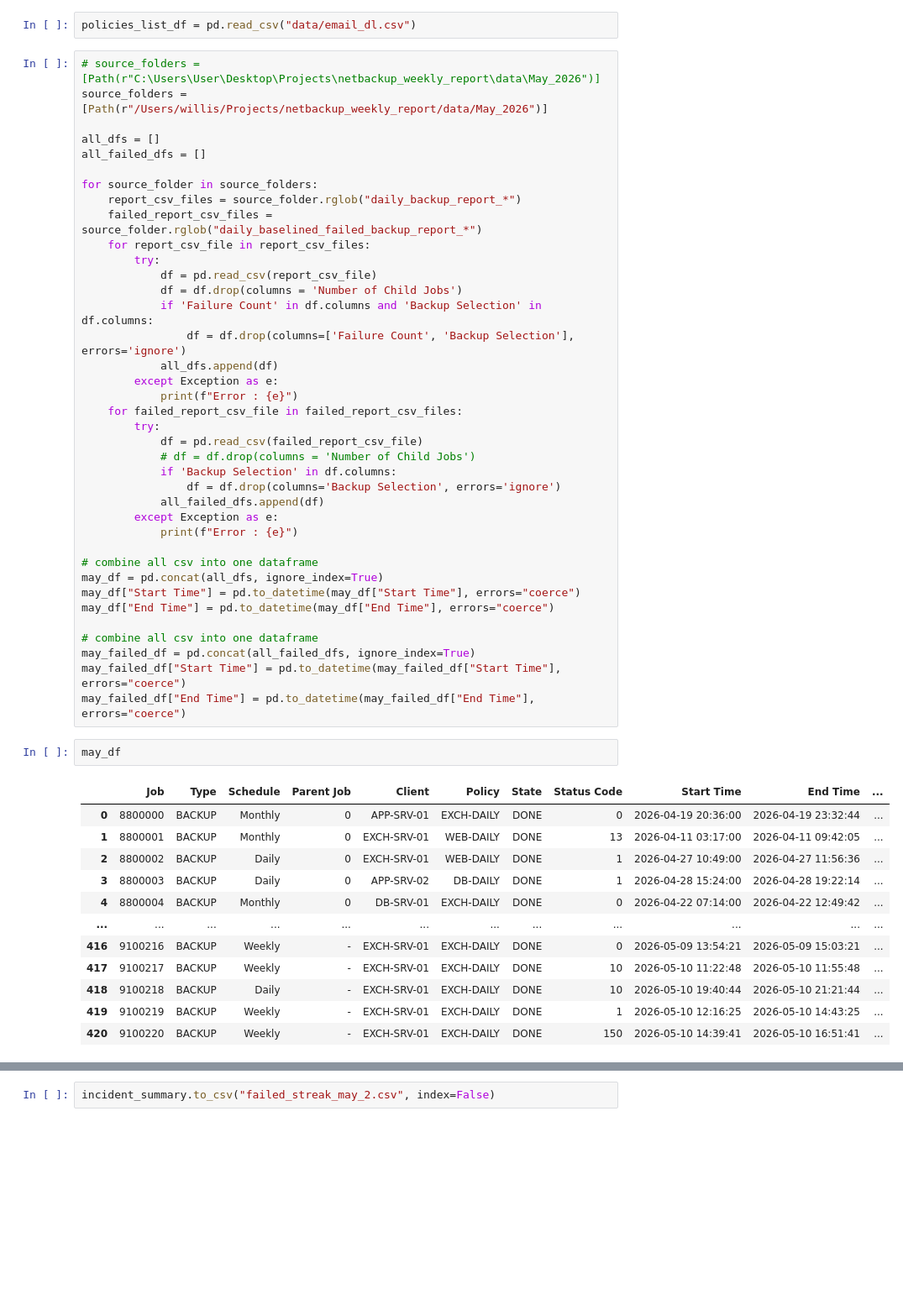
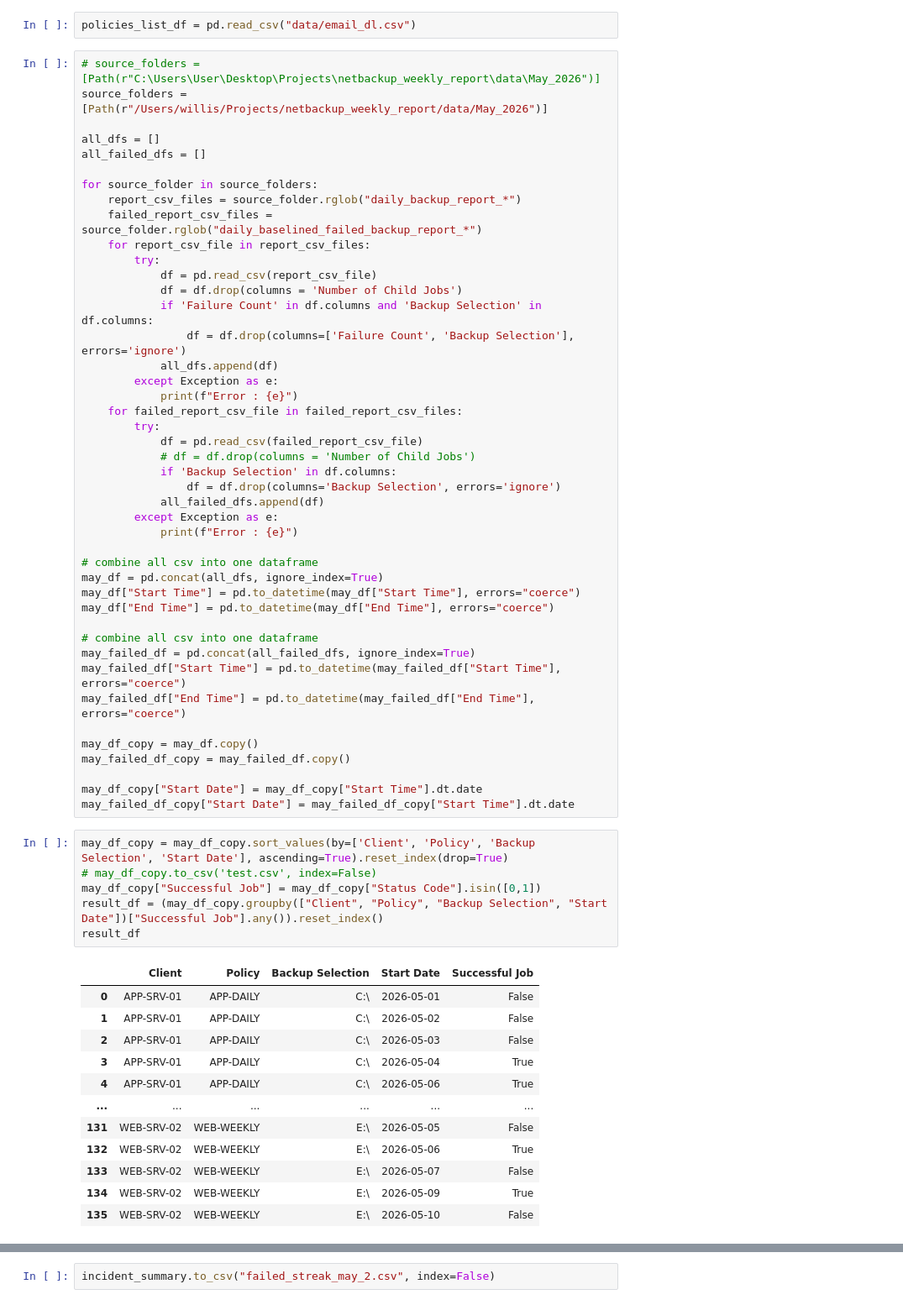
Before and after one commit to WillisYangg/netbackup_weekly_report, a Jupyter notebook: nb_weekly_report.ipynb, the cells around one changed output, grey strips where cells are left out. Shown at 84% size. Saved outputs shown, nothing was run; the diff lists cells and outputs as text; blank space fills up the shorter version.

Commit message:
Add: function to prove successful run for each job per day

```diff
--- a/nb_weekly_report.ipynb
+++ b/nb_weekly_report.ipynb
@@ -66,18 +66,28 @@ may_df["End Time"] = pd.to_datetime(may_df["End Time"], errors="coerce")
 may_failed_df = pd.concat(all_failed_dfs, ignore_index=True)
 may_failed_df["Start Time"] = pd.to_datetime(may_failed_df["Start Time"], errors="coerce")
 may_failed_df["End Time"] = pd.to_datetime(may_failed_df["End Time"], errors="coerce")
+
+may_df_copy = may_df.copy()
+may_failed_df_copy = may_failed_df.copy()
+
+may_df_copy["Start Date"] = may_df_copy["Start Time"].dt.date
+may_failed_df_copy["Start Date"] = may_failed_df_copy["Start Time"].dt.date
 # %%
-may_df
+may_df_copy = may_df_copy.sort_values(by=['Client', 'Policy', 'Backup Selection', 'Start Date'], ascending=True).reset_index(drop=True)
+# may_df_copy.to_csv('test.csv', index=False)
+may_df_copy["Successful Job"] = may_df_copy["Status Code"].isin([0,1])
+result_df = (may_df_copy.groupby(["Client", "Policy", "Backup Selection", "Start Date"])["Successful Job"].any()).reset_index()
+result_df
 # %% [output]
-|  | Job | Type | Schedule | Parent Job | Client | Policy | State | Status Code | Start Time | End Time | ... |
-| 0 | 8800000 | BACKUP | Monthly | 0 | APP-SRV-01 | EXCH-DAILY | DONE | 0 | 2026-04-19 20:36:00 | 2026-04-19 23:32:44 | ... |
-| 1 | 8800001 | BACKUP | Monthly | 0 | EXCH-SRV-01 | WEB-DAILY | DONE | 13 | 2026-04-11 03:17:00 | 2026-04-11 09:42:05 | ... |
-| 2 | 8800002 | BACKUP | Daily | 0 | EXCH-SRV-01 | WEB-DAILY | DONE | 1 | 2026-04-27 10:49:00 | 2026-04-27 11:56:36 | ... |
-| 3 | 8800003 | BACKUP | Daily | 0 | APP-SRV-02 | DB-DAILY | DONE | 1 | 2026-04-28 15:24:00 | 2026-04-28 19:22:14 | ... |
-| 4 | 8800004 | BACKUP | Monthly | 0 | DB-SRV-01 | EXCH-DAILY | DONE | 0 | 2026-04-22 07:14:00 | 2026-04-22 12:49:42 | ... |
-| ... | ... | ... | ... | ... | ... | ... | ... | ... | ... | ... | ... |
-| 416 | 9100216 | BACKUP | Weekly | - | EXCH-SRV-01 | EXCH-DAILY | DONE | 0 | 2026-05-09 13:54:21 | 2026-05-09 15:03:21 | ... |
-| 417 | 9100217 | BACKUP | Weekly | - | EXCH-SRV-01 | EXCH-DAILY | DONE | 10 | 2026-05-10 11:22:48 | 2026-05-10 11:55:48 | ... |
-| 418 | 9100218 | BACKUP | Daily | - | EXCH-SRV-01 | EXCH-DAILY | DONE | 10 | 2026-05-10 19:40:44 | 2026-05-10 21:21:44 | ... |
-| 419 | 9100219 | BACKUP | Weekly | - | EXCH-SRV-01 | EXCH-DAILY | DONE | 1 | 2026-05-10 12:16:25 | 2026-05-10 14:43:25 | ... |
-| 420 | 9100220 | BACKUP | Weekly | - | EXCH-SRV-01 | EXCH-DAILY | DONE | 150 | 2026-05-10 14:39:41 | 2026-05-10 16:51:41 | ... |
+|  | Client | Policy | Backup Selection | Start Date | Successful Job |
+| 0 | APP-SRV-01 | APP-DAILY | C:\ | 2026-05-01 | False |
+| 1 | APP-SRV-01 | APP-DAILY | C:\ | 2026-05-02 | False |
+| 2 | APP-SRV-01 | APP-DAILY | C:\ | 2026-05-03 | False |
+| 3 | APP-SRV-01 | APP-DAILY | C:\ | 2026-05-04 | True |
+| 4 | APP-SRV-01 | APP-DAILY | C:\ | 2026-05-06 | True |
+| ... | ... | ... | ... | ... | ... |
+| 131 | WEB-SRV-02 | WEB-WEEKLY | E:\ | 2026-05-05 | False |
+| 132 | WEB-SRV-02 | WEB-WEEKLY | E:\ | 2026-05-06 | True |
+| 133 | WEB-SRV-02 | WEB-WEEKLY | E:\ | 2026-05-07 | False |
+| 134 | WEB-SRV-02 | WEB-WEEKLY | E:\ | 2026-05-09 | True |
+| 135 | WEB-SRV-02 | WEB-WEEKLY | E:\ | 2026-05-10 | False |
```
Also changed, not shown: parts of 9 cells of this notebook.
